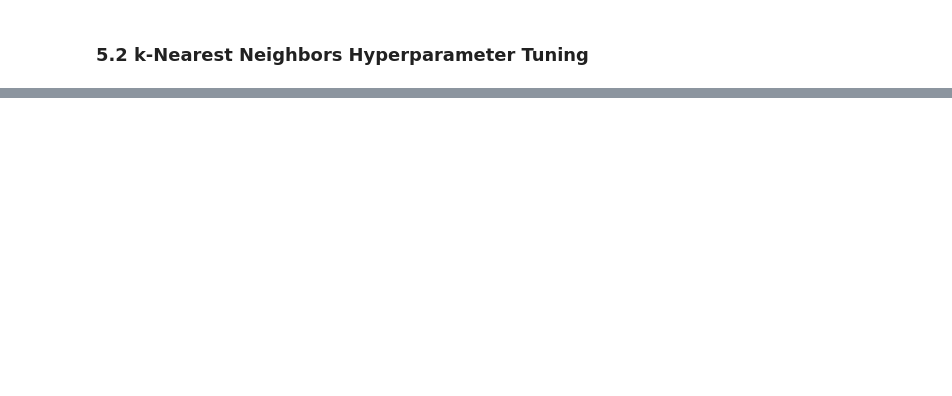
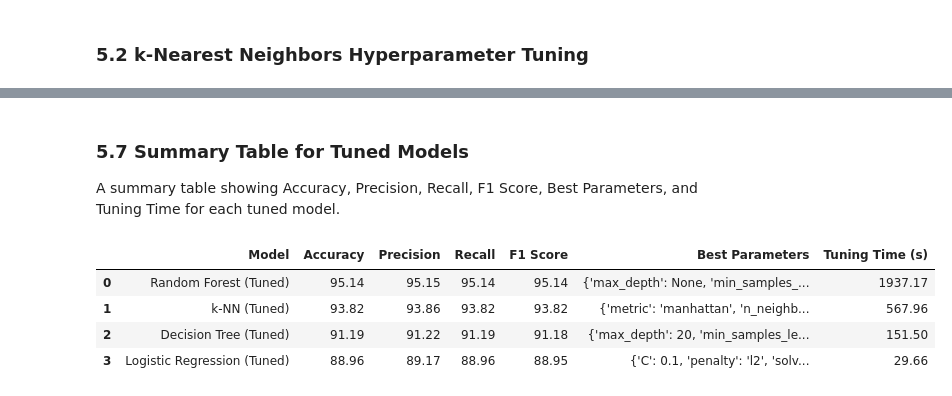
Before and after one commit to Manjeri998/IArt25, a Jupyter notebook: Proj2/src/student_outcome.ipynb, the cells around one changed output, grey strips where cells are left out. Saved outputs shown, nothing was run; the diff lists cells and outputs as text; code cells hidden in the pictures; blank space fills up the shorter version.

```diff
--- a/Proj2/src/student_outcome.ipynb
+++ b/Proj2/src/student_outcome.ipynb
@@ -519,0 +766,35 @@ KeyboardInterrupt:
+# %% [markdown]
+### 5.7 Summary Table for Tuned Models
+A summary table showing Accuracy, Precision, Recall, F1 Score, Best Parameters, and Tuning Time for each tuned model.
+# %%
+summary_tuned = pd.DataFrame({
+    'Model': [
+        "Random Forest (Tuned)",
+        "k-NN (Tuned)",
+        "Decision Tree (Tuned)",
+        "Logistic Regression (Tuned)"
+    ],
+    'Accuracy': [round(acc_rf * 100, 2), round(acc_knn * 100, 2), round(acc_dt * 100, 2), round(acc_lr * 100, 2)],
+    'Precision': [round(prec_rf * 100, 2), round(prec_knn * 100, 2), round(prec_dt * 100, 2), round(prec_lr * 100, 2)],
+    'Recall': [round(rec_rf * 100, 2), round(rec_knn * 100, 2), round(rec_dt * 100, 2), round(rec_lr * 100, 2)],
+    'F1 Score': [round(f1_rf * 100, 2), round(f1_knn * 100, 2), round(f1_dt * 100, 2), round(f1_lr * 100, 2)],
+    'Best Parameters': [
+        str(grid_rf.best_params_),
+        str(grid_knn.best_params_),
+        str(grid_dt.best_params_),
+        str(grid_lr.best_params_)
+    ],
+    'Tuning Time (s)': [
+        round(tuning_time_rf, 2),
+        round(tuning_time_knn, 2),
+        round(tuning_time_dt, 2),
+        round(tuning_time_lr, 2)
+    ]
+})
+display(summary_tuned.sort_values('Accuracy', ascending=False))
+# %% [output]
+|  | Model | Accuracy | Precision | Recall | F1 Score | Best Parameters | Tuning Time (s) |
+| 0 | Random Forest (Tuned) | 95.14 | 95.15 | 95.14 | 95.14 | {'max_depth': None, 'min_samples_... | 1937.17 |
+| 1 | k-NN (Tuned) | 93.82 | 93.86 | 93.82 | 93.82 | {'metric': 'manhattan', 'n_neighb... | 567.96 |
+| 2 | Decision Tree (Tuned) | 91.19 | 91.22 | 91.19 | 91.18 | {'max_depth': 20, 'min_samples_le... | 151.50 |
+| 3 | Logistic Regression (Tuned) | 88.96 | 89.17 | 88.96 | 88.95 | {'C': 0.1, 'penalty': 'l2', 'solv... | 29.66 |
```
Also changed, not shown: parts of 13 cells of this notebook.
